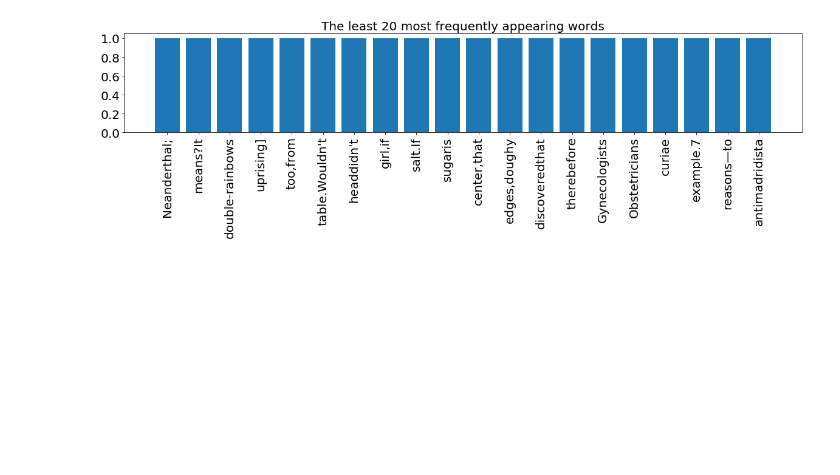
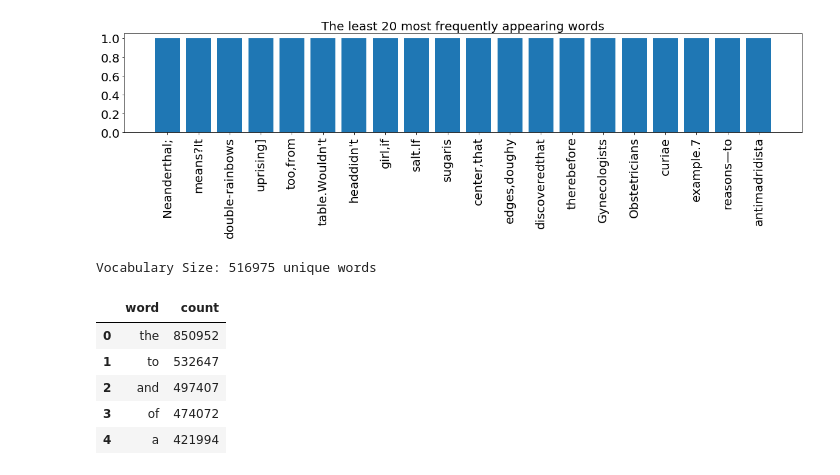
Before and after one commit to Angps1995/quotes_generation, a Jupyter notebook: text_analysis.ipynb, the cells around one changed output. Drawn from its saved outputs; the diff is of its cells as text; code cells hidden in the pictures; blank space fills up the shorter version.

```diff
--- a/text_analysis.ipynb
+++ b/text_analysis.ipynb
@@ -154,3 +154,27 @@ plthist(dfword.iloc[-topn:,:],
 # %% [output]
 [figure]
 [figure]
+# %%
+df = pd.read_csv('/home/angps/Documents/Quotes_generation/data/cleaned_quotes.csv')
+# %%
+#dataframe of words used
+def df_word(df):
+    vocab = []
+    for txt in df["Quotes"]:
+        vocab.extend(txt.split())
+    print('Vocabulary Size: %d' % len(set(vocab)) + ' unique words')
+    ct = Counter(vocab)
+    dfword = pd.DataFrame({"word":list(ct.keys()),"count":list(ct.values())})
+    dfword = dfword.sort_values("count",ascending=False)
+    dfword = dfword.reset_index()[["word","count"]]
+    return(dfword)
+dfword = df_word(df)
+dfword.head(5)
+# %% [output]
+Vocabulary Size: 516975 unique words
+|  | word | count |
+| 0 | the | 850952 |
+| 1 | to | 532647 |
+| 2 | and | 497407 |
+| 3 | of | 474072 |
+| 4 | a | 421994 |
```
Also changed, not shown: 10 other files.
